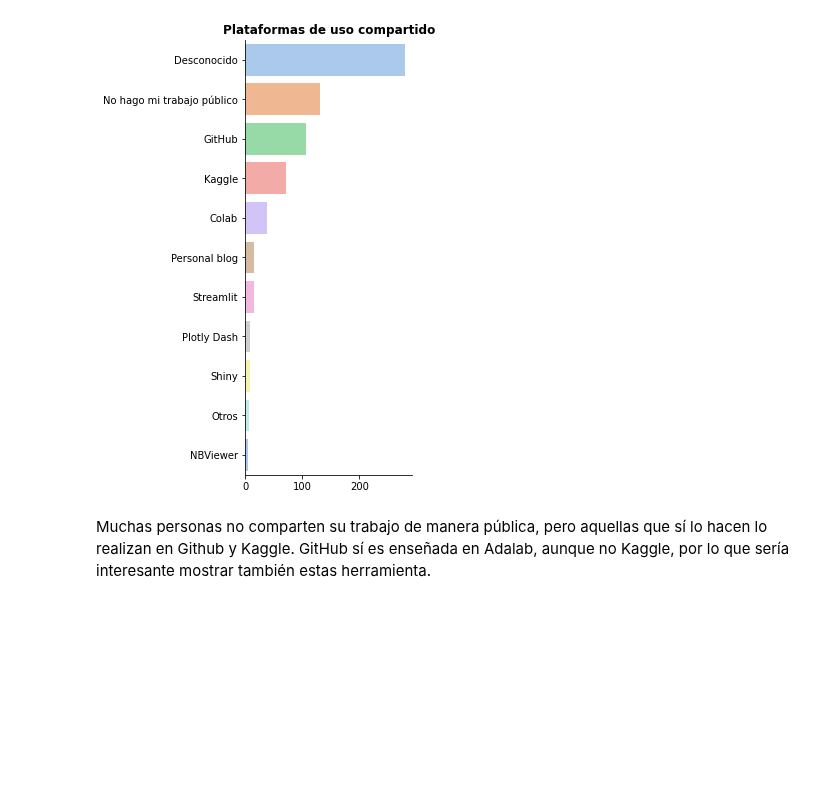
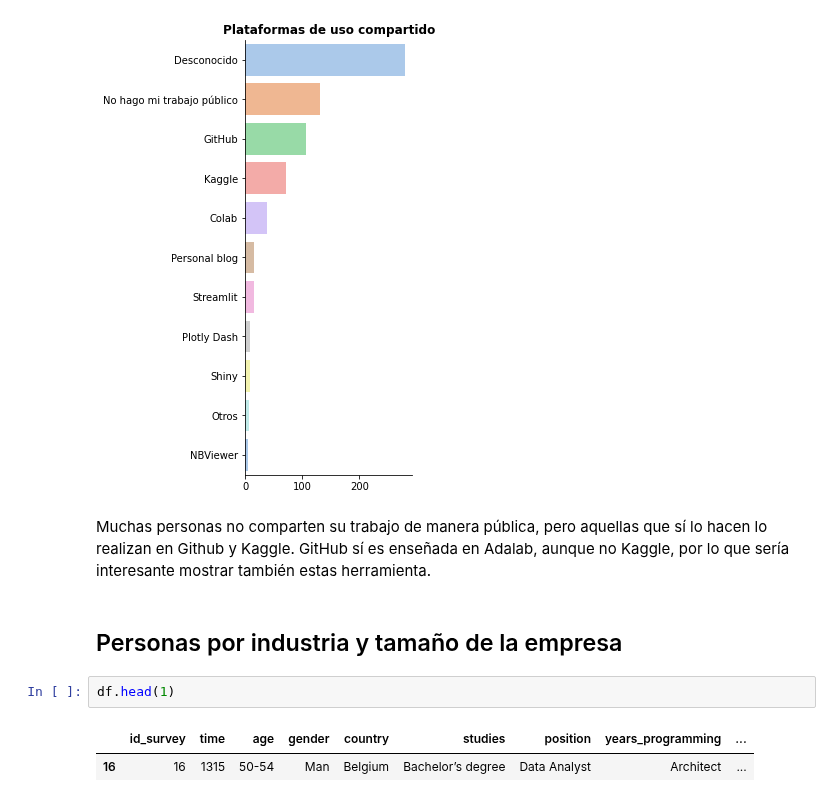
Before and after one commit to MonicaSL110/proyecto-transformacion-digital, a Jupyter notebook: preguntas_graficas.ipynb, the cells around one changed output. Drawn from its saved outputs; the diff is of its cells as text; blank space fills up the shorter version.

```diff
--- a/preguntas_graficas.ipynb
+++ b/preguntas_graficas.ipynb
@@ -470,3 +470,10 @@ grafica(df_explode,'sharing','Plataformas de uso compartido', lista)
 [figure]
 # %% [markdown]
 Muchas personas no comparten su trabajo de manera pública, pero aquellas que sí lo hacen lo realizan en Github y Kaggle. GitHub sí es enseñada en Adalab, aunque no Kaggle, por lo que sería interesante mostrar también estas herramienta.
+# %% [markdown]
+## Personas por industria y tamaño de la empresa
+# %%
+df.head(1)
+# %% [output]
+|  | id_survey | time | age | gender | country | studies | position | years_programming | ... |
+| 16 | 16 | 1315 | 50-54 | Man | Belgium | Bachelor’s degree | Data Analyst | Architect | ... |
```
Also changed, not shown: parts of 8 cells of this notebook, 1 other file.
